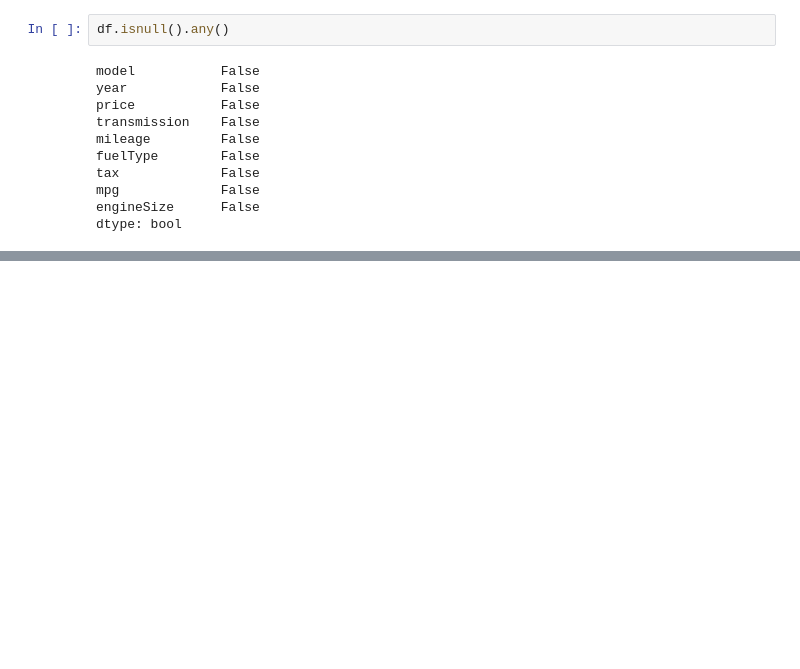
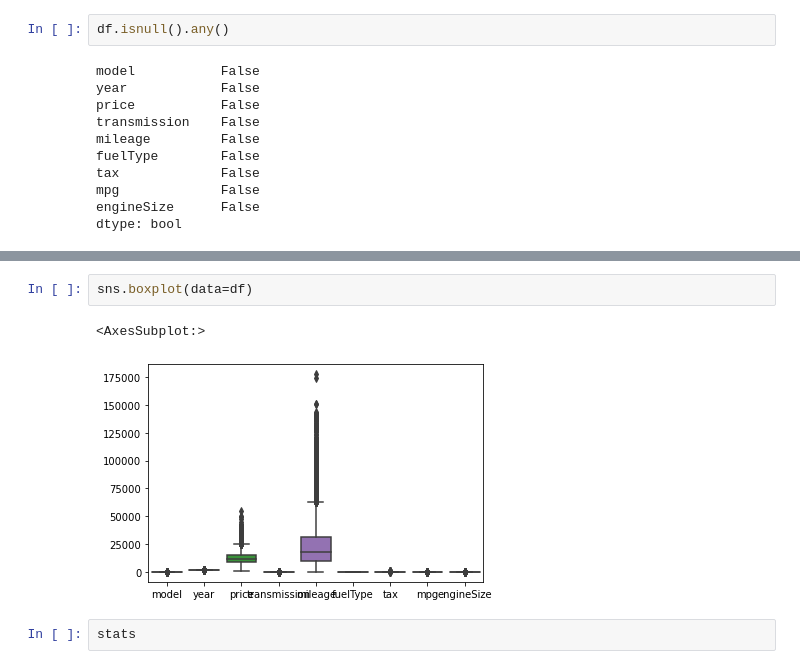
Before and after one commit to LeifAndersenGH/ITCS3162-GROUP-PROJECT, a Jupyter notebook: final_project_visualizations.ipynb, the cells around one changed output, grey strips where cells are left out. Saved outputs shown, nothing was run; the diff lists cells and outputs as text; blank space fills up the shorter version.

```diff
--- a/final_project_visualizations.ipynb
+++ b/final_project_visualizations.ipynb
@@ -79 +212,8 @@ sns.heatmap(df.corr(), annot=True)
+# %%
+sns.boxplot(data=df)
+# %% [output]
+<AxesSubplot:>
+[figure, added]
+# %%
+stats
 # %%
```
Also changed, not shown: parts of 31 cells of this notebook, 2 other files.
